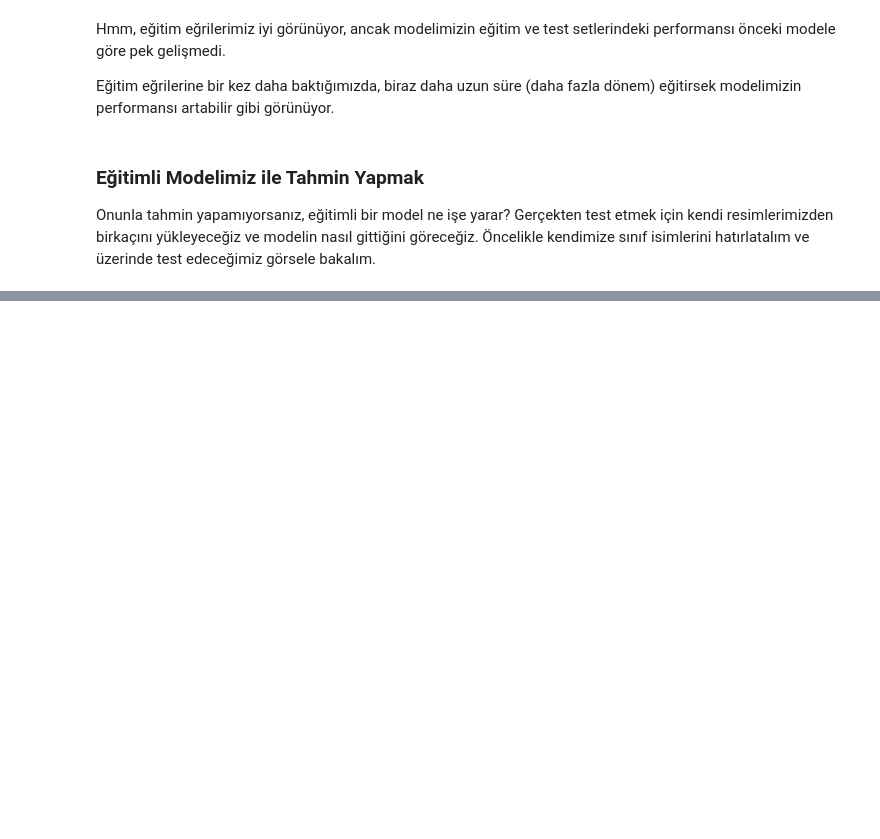
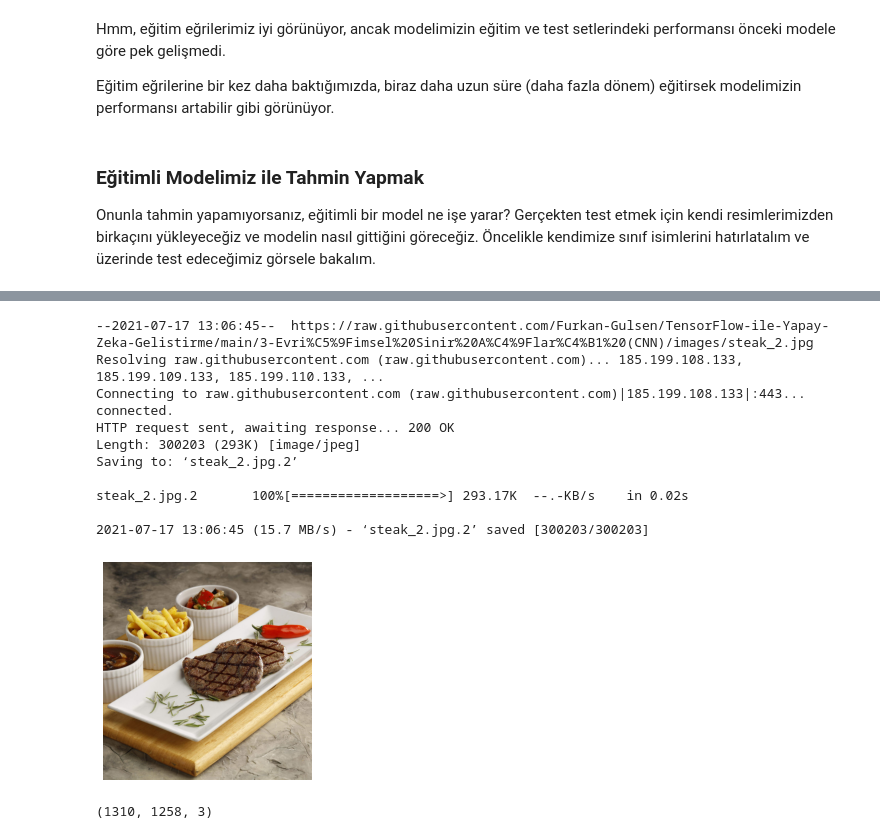
Before and after one commit to Furkan-Gulsen/TensorFlow-ile-Yapay-Zeka-Gelistirme, a Jupyter notebook: 3-Evrişimsel Sinir Ağları (CNN)/TensorFlow_ile_Evrişimli_Sinir_Ağlar_(CNN).ipynb, the cells around one changed output, grey strips where cells are left out. Cells and saved outputs as stored; diff of their text form; code cells hidden in the pictures; blank space fills up the shorter version.

```diff
--- a/3-Evrişimsel Sinir Ağları (CNN)/TensorFlow_ile_Evrişimli_Sinir_Ağlar_(CNN).ipynb
+++ b/3-Evrişimsel Sinir Ağları (CNN)/TensorFlow_ile_Evrişimli_Sinir_Ağlar_(CNN).ipynb
@@ -1189,0 +1254,22 @@ print(class_names)
+# %%
+!wget "https://raw.githubusercontent.com/Furkan-Gulsen/TensorFlow-ile-Yapay-Zeka-Gelistirme/main/3-Evri%C5%9Fimsel%20Sinir%20A%C4%9Flar%C4%B1%20(CNN)/images/steak_2.jpg"
+steak = mpimg.imread("steak_2.jpg")
+plt.imshow(steak)
+plt.axis(False);
+# %% [output]
+--2021-07-17 13:06:45--  https://raw.githubusercontent.com/Furkan-Gulsen/TensorFlow-ile-Yapay-Zeka-Gelistirme/main/3-Evri%C5%9Fimsel%20Sinir%20A%C4%9Flar%C4%B1%20(CNN)/images/steak_2.jpg
+Resolving raw.githubusercontent.com (raw.githubusercontent.com)... 185.199.108.133, 185.199.109.133, 185.199.110.133, ...
+Connecting to raw.githubusercontent.com (raw.githubusercontent.com)|185.199.108.133|:443... connected.
+HTTP request sent, awaiting response... 200 OK
+Length: 300203 (293K) [image/jpeg]
+Saving to: ‘steak_2.jpg.2’
+
+steak_2.jpg.2       100%[===================>] 293.17K  --.-KB/s    in 0.02s
+
+2021-07-17 13:06:45 (15.7 MB/s) - ‘steak_2.jpg.2’ saved [300203/300203]
+[figure, added]
+# %%
+# shape değerini kontrol edelim
+steak.shape
+# %% [output]
+(1310, 1258, 3)
```
Also changed, not shown: parts of 98 cells of this notebook, 31 other files.
